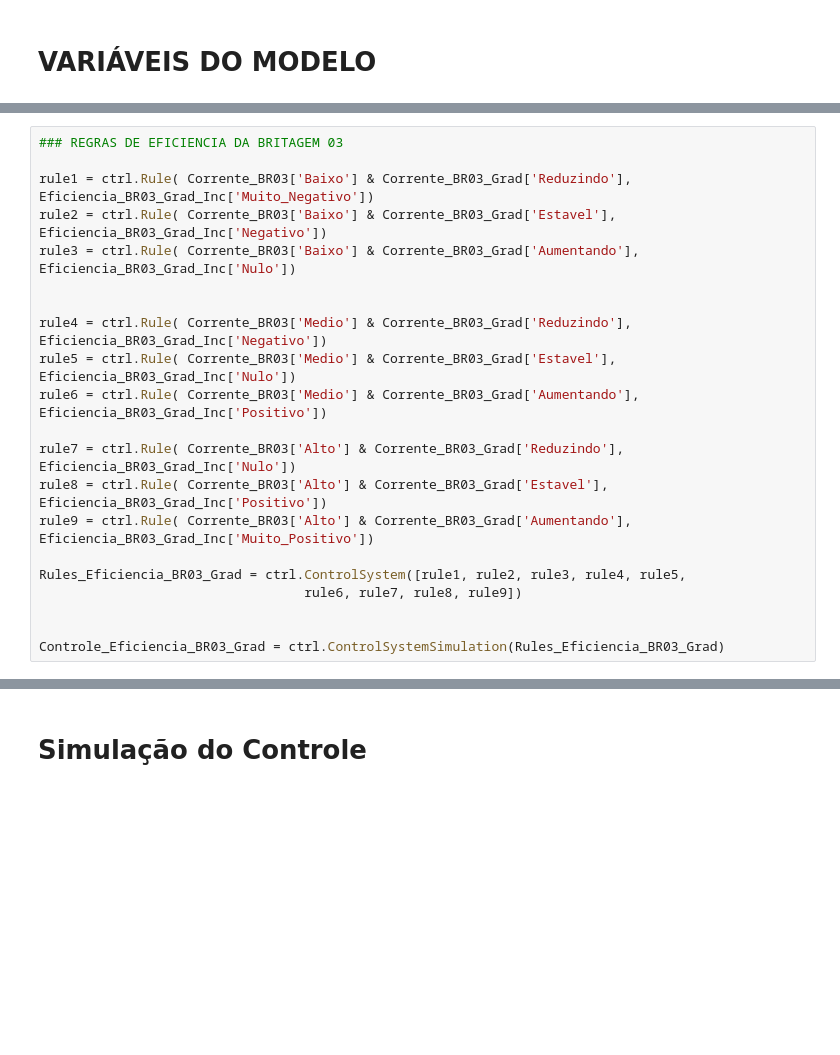
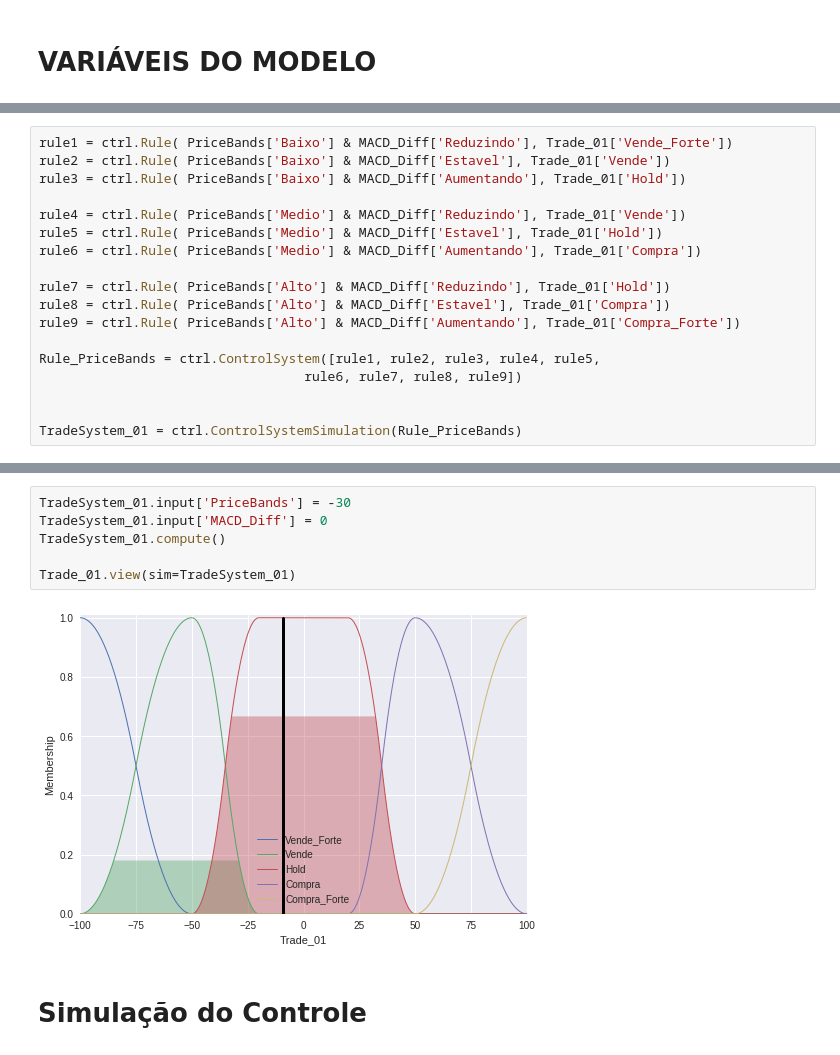
Before and after one commit to thimotio/ExpertSystem, a Jupyter notebook: Fuzzy_ExperSystem_Stocks.ipynb, the cells around one changed output, grey strips where cells are left out. Saved outputs shown, nothing was run; the diff lists cells and outputs as text; blank space fills up the shorter version.

```diff
--- a/Fuzzy_ExperSystem_Stocks.ipynb
+++ b/Fuzzy_ExperSystem_Stocks.ipynb
@@ -502,21 +319,18 @@ A regra de controle segue a lógica abaixo:
 # %%
-### REGRAS DE EFICIENCIA DA BRITAGEM 03
+rule1 = ctrl.Rule( PriceBands['Baixo'] & MACD_Diff['Reduzindo'], Trade_01['Vende_Forte'])
+rule2 = ctrl.Rule( PriceBands['Baixo'] & MACD_Diff['Estavel'], Trade_01['Vende'])
+rule3 = ctrl.Rule( PriceBands['Baixo'] & MACD_Diff['Aumentando'], Trade_01['Hold'])
 
-rule1 = ctrl.Rule( Corrente_BR03['Baixo'] & Corrente_BR03_Grad['Reduzindo'], Eficiencia_BR03_Grad_Inc['Muito_Negativo'])
-rule2 = ctrl.Rule( Corrente_BR03['Baixo'] & Corrente_BR03_Grad['Estavel'], Eficiencia_BR03_Grad_Inc['Negativo'])
-rule3 = ctrl.Rule( Corrente_BR03['Baixo'] & Corrente_BR03_Grad['Aumentando'], Eficiencia_BR03_Grad_Inc['Nulo'])
+rule4 = ctrl.Rule( PriceBands['Medio'] & MACD_Diff['Reduzindo'], Trade_01['Vende'])
+rule5 = ctrl.Rule( PriceBands['Medio'] & MACD_Diff['Estavel'], Trade_01['Hold'])
+rule6 = ctrl.Rule( PriceBands['Medio'] & MACD_Diff['Aumentando'], Trade_01['Compra'])
 
+rule7 = ctrl.Rule( PriceBands['Alto'] & MACD_Diff['Reduzindo'], Trade_01['Hold'])
+rule8 = ctrl.Rule( PriceBands['Alto'] & MACD_Diff['Estavel'], Trade_01['Compra'])
+rule9 = ctrl.Rule( PriceBands['Alto'] & MACD_Diff['Aumentando'], Trade_01['Compra_Forte'])
 
-rule4 = ctrl.Rule( Corrente_BR03['Medio'] & Corrente_BR03_Grad['Reduzindo'], Eficiencia_BR03_Grad_Inc['Negativo'])
-rule5 = ctrl.Rule( Corrente_BR03['Medio'] & Corrente_BR03_Grad['Estavel'], Eficiencia_BR03_Grad_Inc['Nulo'])
-rule6 = ctrl.Rule( Corrente_BR03['Medio'] & Corrente_BR03_Grad['Aumentando'], Eficiencia_BR03_Grad_Inc['Positivo'])
-
-rule7 = ctrl.Rule( Corrente_BR03['Alto'] & Corrente_BR03_Grad['Reduzindo'], Eficiencia_BR03_Grad_Inc['Nulo'])
-rule8 = ctrl.Rule( Corrente_BR03['Alto'] & Corrente_BR03_Grad['Estavel'], Eficiencia_BR03_Grad_Inc['Positivo'])
-rule9 = ctrl.Rule( Corrente_BR03['Alto'] & Corrente_BR03_Grad['Aumentando'], Eficiencia_BR03_Grad_Inc['Muito_Positivo'])
-
-Rules_Eficiencia_BR03_Grad = ctrl.ControlSystem([rule1, rule2, rule3, rule4, rule5,
+Rule_PriceBands = ctrl.ControlSystem([rule1, rule2, rule3, rule4, rule5,
                                   rule6, rule7, rule8, rule9])
 
 
-Controle_Eficiencia_BR03_Grad = ctrl.ControlSystemSimulation(Rules_Eficiencia_BR03_Grad)
+TradeSystem_01 = ctrl.ControlSystemSimulation(Rule_PriceBands)
@@ -2574,2 +337,10 @@ Disponibilidade_ROM_Inc.view(sim=Controle_Disponibilidade_ROM)
+# %%
+TradeSystem_01.input['PriceBands'] = -30
+TradeSystem_01.input['MACD_Diff'] = 0
+TradeSystem_01.compute()
+
+Trade_01.view(sim=TradeSystem_01)
+# %% [output]
+[figure, added]
 # %% [markdown]
 # Simulação do Controle
```
Also changed, not shown: parts of 48 cells of this notebook.
